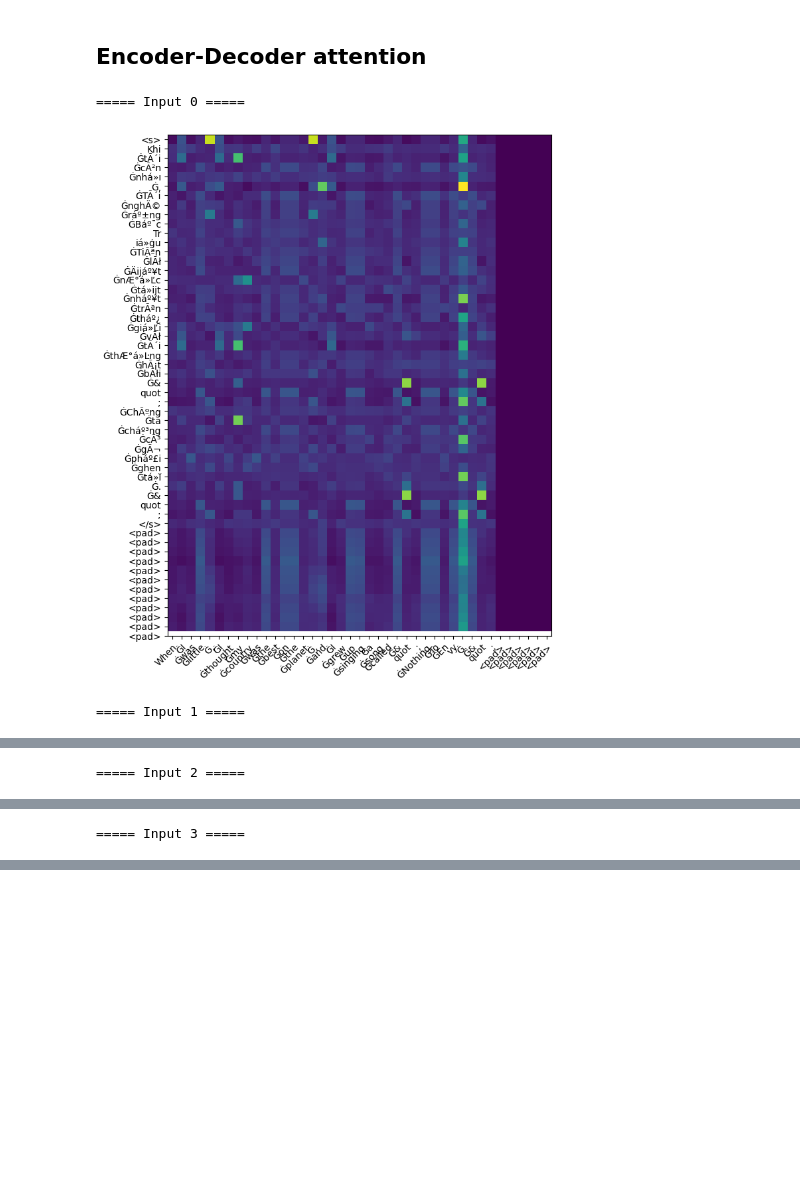
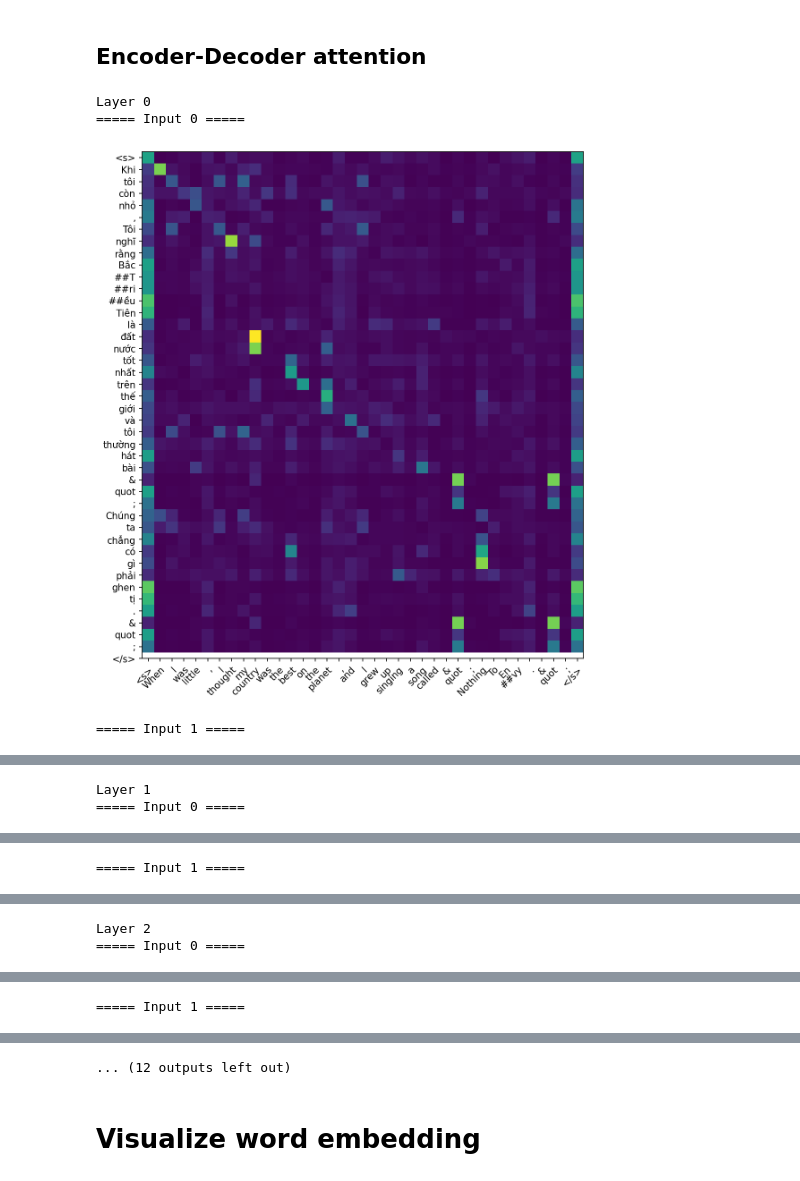
Before and after one commit to HongHanh2104/Translation, a Jupyter notebook: visualize_attn.ipynb, the cells around one changed output, grey strips where cells are left out. Saved outputs shown, nothing was run; the diff lists cells and outputs as text; code cells hidden in the pictures; blank space fills up the shorter version.

```diff
--- a/visualize_attn.ipynb
+++ b/visualize_attn.ipynb
@@ -48,7 +61,7 @@ print()
 def visualize_attn(attn, dsts, ques):
     for j, (b, dst, que) in enumerate(zip(attn, dsts, ques)):
         print(f'===== Input {j} =====')
-        fig, ax = plt.subplots(figsize=(10, 10), dpi=100)
+        fig, ax = plt.subplots(figsize=(10, 10), dpi=150)
         ax.imshow(b.mean(0).detach().cpu())
 
         ax.set_xticks(range(len(dst)))
@@ -82,7 +95,7 @@ def make_prediction(i, src, trg):
 
     return src_tokens, trg_tokens, pred_tokens
 # %%
-def hook(m, i, o):
+def visualize_attn_hook(m, i, o):
     global attn
     try:
         attn = o[1]
@@ -93,11 +106,14 @@ def hook(m, i, o):
 # %% [markdown]
 ## **Encoder self-attention**
 # %%
-handle = model.encoder.layer_stack[0].self_attn.attention.register_forward_hook(hook)
+for l in range(len(model.encoder.layer_stack)):
+    print(f'Layer {l}')
 
-for i, (src, trg) in enumerate(dl):
-    attn = None
-    src_tokens, trg_tokens, pred_tokens = make_prediction(i, src, trg)
-    visualize_attn(attn, src_tokens, src_tokens)
-    break
+    handle = model.encoder.layer_stack[l].self_attn.attention.register_forward_hook(visualize_attn_hook)
+
+    for i, (src, trg) in enumerate(dl):
+        attn = None
+        src_tokens, trg_tokens, pred_tokens = make_prediction(i, src, trg)
+        visualize_attn(attn, src_tokens, src_tokens)
+        break
 # %% [output]
@@ -112,10 +136,13 @@ for i, (src, trg) in enumerate(dl):
 # %% [markdown]
 ## **Decoder self-attention**
 # %%
-handle = model.decoder.layer_stack[0].masked_self_attn.attention.register_forward_hook(hook)
+for l in range(len(model.decoder.layer_stack)):
+    print(f'Layer {l}')
 
-for i, (src, trg) in enumerate(dl):
-    src_tokens, trg_tokens, pred_tokens = make_prediction(i, src, trg)
-    visualize_attn(attn, trg_tokens, trg_tokens)
-    break
+    handle = model.decoder.layer_stack[l].masked_self_attn.attention.register_forward_hook(visualize_attn_hook)
+
+    for i, (src, trg) in enumerate(dl):
+        src_tokens, trg_tokens, pred_tokens = make_prediction(i, src, trg)
+        visualize_attn(attn, trg_tokens, trg_tokens)
+        break
 # %% [output]
@@ -130,13 +165,17 @@ for i, (src, trg) in enumerate(dl):
 # %% [markdown]
 ## **Encoder-Decoder attention**
 # %%
-handle = model.decoder.layer_stack[0].enc_dec_attn.attention.register_forward_hook(hook)
+for l in range(len(model.decoder.layer_stack)):
+    print(f'Layer {l}')
 
-for i, (src, trg) in enumerate(dl):
-    src_tokens, trg_tokens, pred_tokens = make_prediction(i, src, trg)
-    visualize_attn(attn, src_tokens, trg_tokens)
-    break
+    handle = model.decoder.layer_stack[l].enc_dec_attn.attention.register_forward_hook(visualize_attn_hook)
+
+    for i, (src, trg) in enumerate(dl):
+        src_tokens, trg_tokens, pred_tokens = make_prediction(i, src, trg)
+        visualize_attn(attn, src_tokens, trg_tokens)
+        break
 # %% [output]
+Layer 0
 ===== Input 0 =====
-[figure, old version]
+[figure, new version]
 ===== Input 1 =====
@@ -144 +183,2 @@ for i, (src, trg) in enumerate(dl):
-===== Input 2 =====
+Layer 1
+===== Input 0 =====
@@ -146 +186 @@ for i, (src, trg) in enumerate(dl):
-===== Input 3 =====
+===== Input 1 =====
@@ -147,0 +188,2 @@ for i, (src, trg) in enumerate(dl):
+Layer 2
+===== Input 0 =====
@@ -147,0 +191 @@ for i, (src, trg) in enumerate(dl):
+===== Input 1 =====
@@ -147,0 +193,3 @@ for i, (src, trg) in enumerate(dl):
+... (12 outputs left out)
+# %% [markdown]
+# **Visualize word embedding**
```
Also changed, not shown: parts of 11 cells of this notebook, 1 other file.
